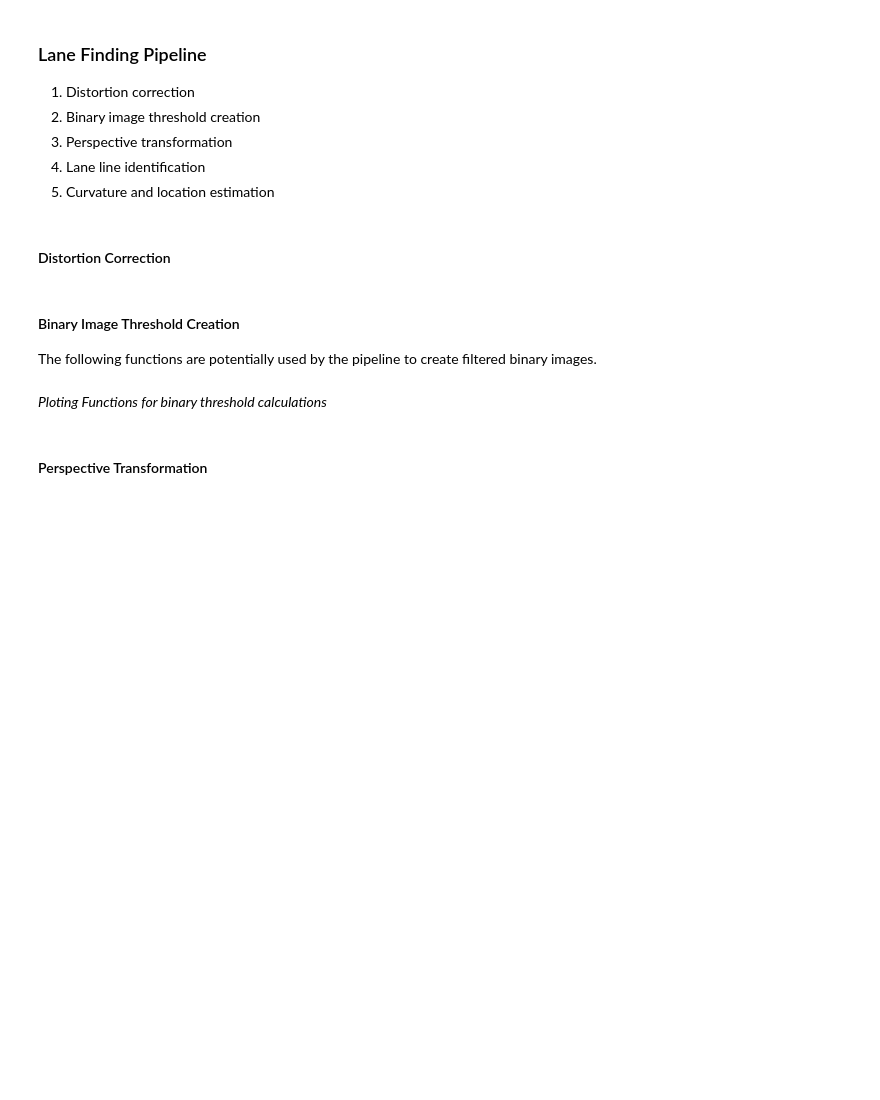
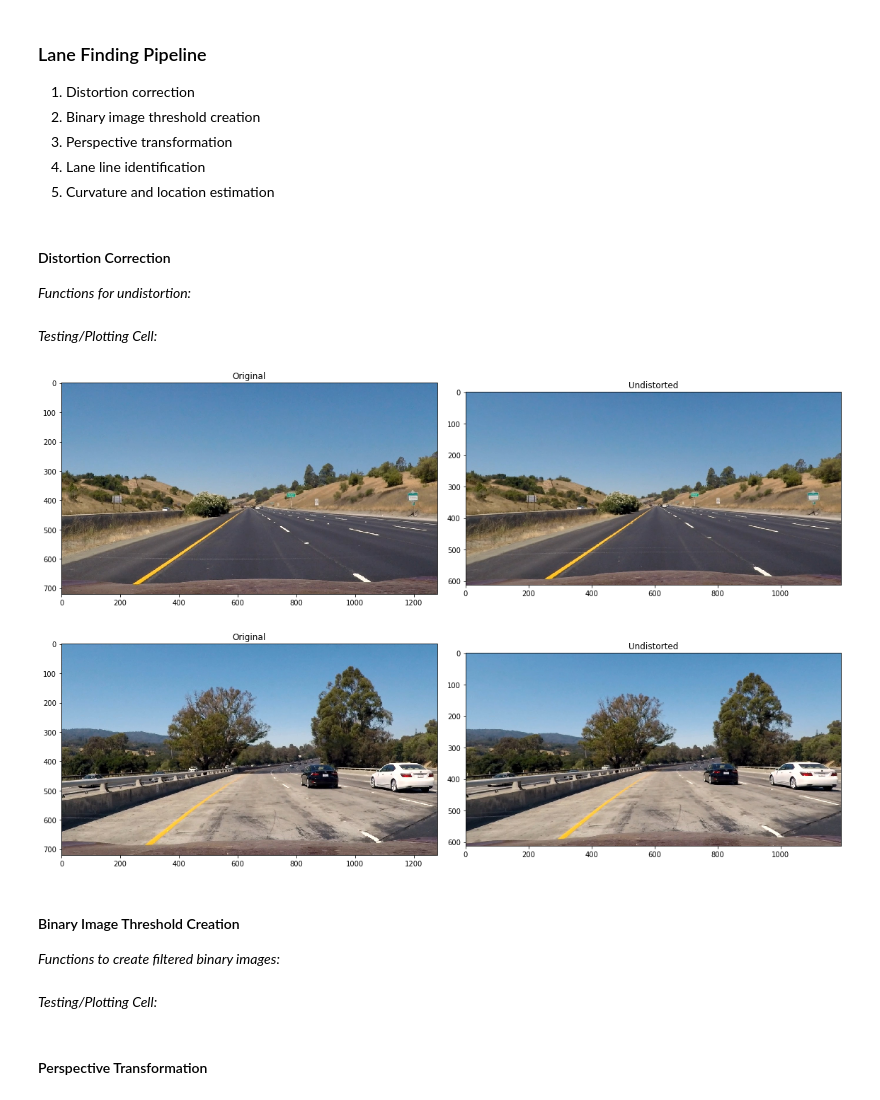
Before and after one commit to Merberg/CarND-Advanced-Lane-Lines, a Jupyter notebook: AdvancedLaneFinding.ipynb, the cells around one changed output. Cells and saved outputs as stored; diff of their text form; code cells hidden in the pictures; blank space fills up the shorter version.

Commit message:
camera calibration and distortion correction

```diff
--- a/AdvancedLaneFinding.ipynb
+++ b/AdvancedLaneFinding.ipynb
@@ -54,4 +80,7 @@ for chessboard in images:
 
 print("Calibration points found in {} of {} images".
       format(len(imagePoints), len(images)))
+
+ret, cameraMtx, distCoeffs, rotVecs, transVecs = cv2.calibrateCamera(
+    worldPoints, imagePoints, iRGB.shape[0:2], None, None)
 # %% [output]
@@ -65,9 +94,47 @@ Calibration points found = 18 of 1080 possible
 5. Curvature and location estimation
 # %% [markdown]
 #### Distortion Correction ####
+_Functions for undistortion:_
+# %%
+def undistort_image(img):
+    # Undistort the image by refining the camera matrix,
+    # running the function, then cropping to the region of interest
+    h,w = img.shape[:2]
+    newMtx, roi = cv2.getOptimalNewCameraMatrix(cameraMtx, distCoeffs,
+                                                (w,h), 1, (w,h))
+    undist = cv2.undistort(img, cameraMtx, distCoeffs, None, newMtx)
+    x,y,w,h = roi
+    return undist[y:y+h, x:x+w]
+# %% [markdown]
+_Testing/Plotting Cell:_
+# %%
+def plot_two(img1, img2,
+             title1=None, title2=None,
+             cmap1=None, cmap2=None):
+    f, (ax1, ax2) = plt.subplots(1, 2, figsize=(16, 6))
+    f.tight_layout()
+    ax1.imshow(img1, cmap=cmap1)
+    ax1.set_title(title1)
+
+    ax2.imshow(img2, cmap=cmap2)
+    ax2.set_title(title2)
+
+    plt.subplots_adjust(left=0., right=1, top=0.9, bottom=0.)
+    plt.tight_layout()
+    plt.show()
+    return
+# %%
+undistortedLines = undistort_image(testLines[0])
+plot_two(testLines[0], undistortedLines, 'Original', 'Undistorted')
+
+undistorted = undistort_image(testImages[0])
+plot_two(testImages[0], undistorted, 'Original', 'Undistorted')
+# %% [output]
+[figure, added]
+[figure, added]
 # %% [markdown]
 #### Binary Image Threshold Creation ####
-The following functions are potentially used by the pipeline to create filtered binary images.
+_Functions to create filtered binary images:_
 # %%
 def apply_thresh(binary, thresh=(0, 255)):
     # Apply the threshold
@@ -111,8 +178,8 @@ def s_color_threshold(img, thresh=(0, 255)):
     hls = cv2.cvtColor(image, cv2.COLOR_RGB2HLS).astype(np.float)
     s_channel = hls[:,:,2]
     return apply_thresh(s_channel, thresh)
-# %% [markdown]
-_Ploting Functions for binary threshold calculations_
+# %% [markdown]
+_Testing/Plotting Cell:_
 # %%
 def plot_sobel_binary(image, binary, binaryTitle):
     f, (ax1, ax2) = plt.subplots(1, 2, figsize=(16, 6))
```
Also changed, not shown: parts of 5 cells of this notebook.
